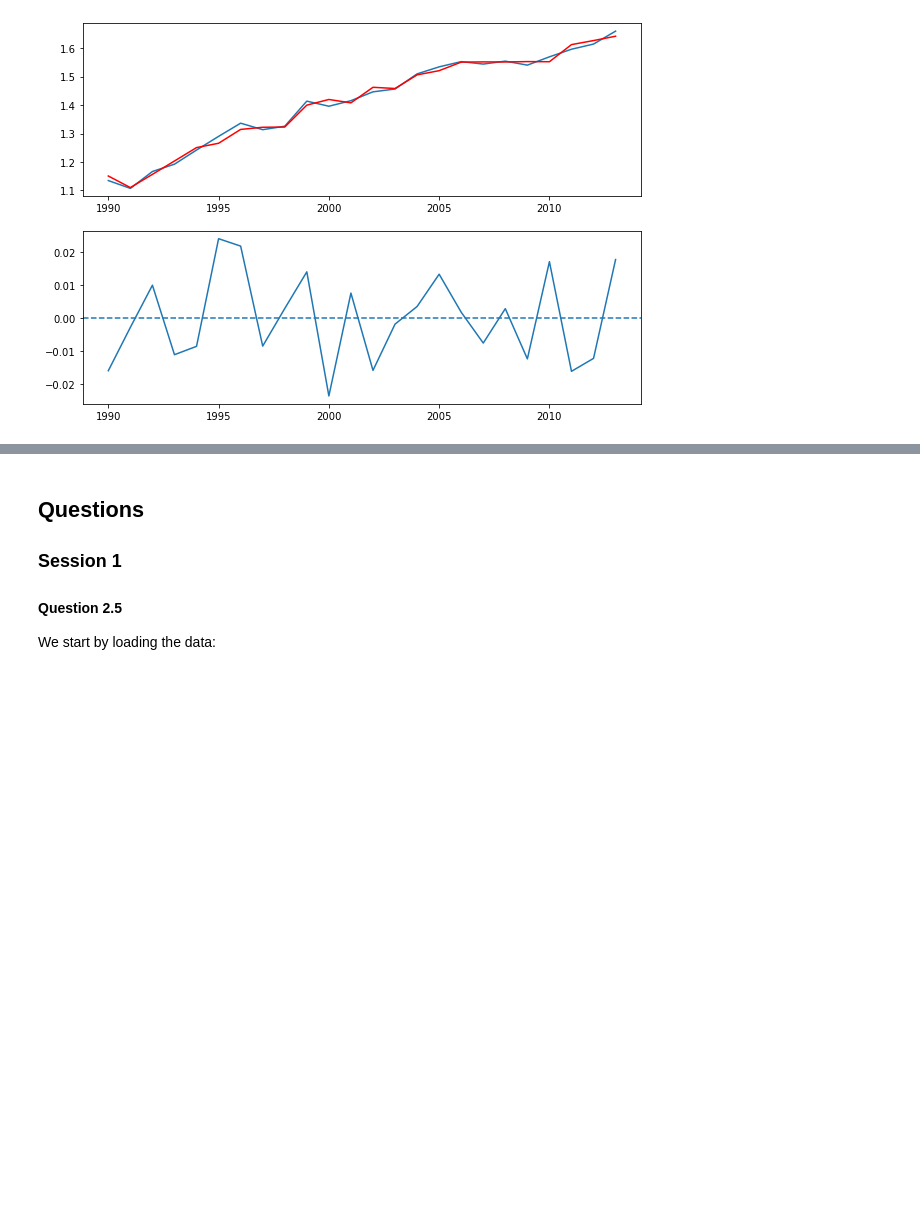
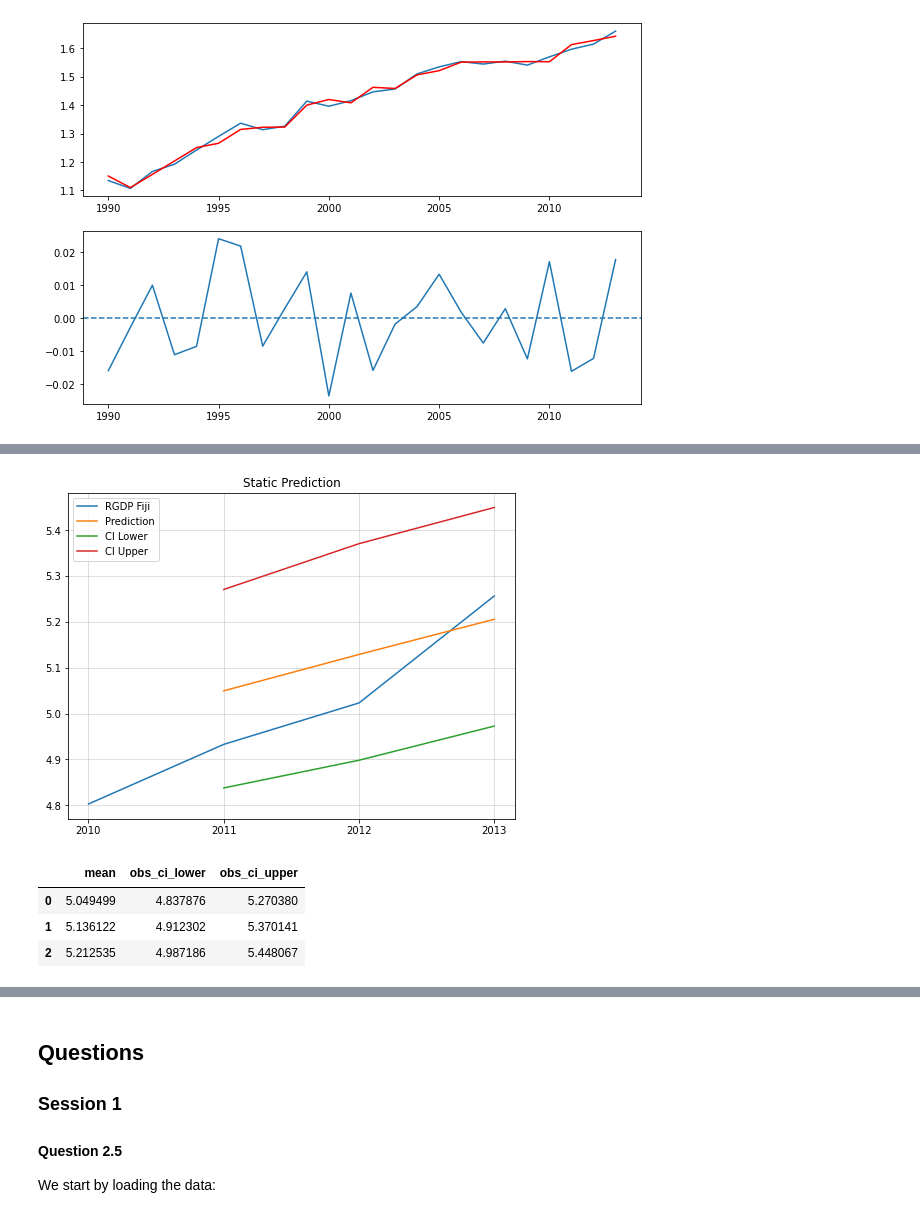
Before and after one commit to joaomacalos/imfx-python, a Jupyter notebook: m2-lectures.ipynb, the cells around one changed output, grey strips where cells are left out. Saved outputs shown, nothing was run; the diff lists cells and outputs as text; code cells hidden in the pictures; blank space fills up the shorter version.

```diff
--- a/m2-lectures.ipynb
+++ b/m2-lectures.ipynb
@@ -245,0 +261,3 @@ acorr_breusch_godfrey(results, 3)
+# %%
+train = df.loc[:2010]
+test = df.loc[2011:]
@@ -245,0 +285,14 @@ acorr_breusch_godfrey(results, 3)
+# %%
+# Create train and test X sets
+X_train = train[["log_lag_rgdp_fiji", "log_rgdp_aus", "log_lag_rgdp_aus", "log_sugaroutput_fiji", "gfc"]]
+X_train = sm.add_constant(X_train)
+y_train = train["log_rgdp_fiji"]
+
+X_test = test[["log_lag_rgdp_fiji", "log_rgdp_aus", "log_lag_rgdp_aus", "log_sugaroutput_fiji", "gfc"]]
+X_test = sm.add_constant(X_test)
+
+# Static prediction:
+results = sm.OLS(y_train, X_train).fit()
+predictions = results.get_prediction(X_test)
+df_stat_pred = predictions.summary_frame(alpha=0.05)
+df_stat_pred
@@ -245,0 +316,26 @@ acorr_breusch_godfrey(results, 3)
+# %%
+from matplotlib.dates import DateFormatter
+# Plot the results:
+
+fig, ax = plt.subplots(figsize=(8, 6))
+
+ax.set_title("Static Prediction")
+
+ax.plot(df.loc[2010:, ['rgdp_fiji']], label="RGDP Fiji")
+ax.plot(df_stat_pred[["mean", "obs_ci_lower", "obs_ci_upper"]].apply(np.exp), label = ["Prediction", "CI Lower", "CI Upper"])
+ax.legend()
+
+#date_form = DateFormatter("%Y")
+#ax.xaxis.set_major_formatter(date_form)
+
+ax.set_xticks([2010, 2011, 2012, 2013])
+ax.grid(which='major', alpha=0.5);
+# %% [output]
+[figure, added]
+# %%
+df_dyn_pred[["mean", "obs_ci_lower", "obs_ci_upper"]].apply(np.exp)
+# %% [output]
+|  | mean | obs_ci_lower | obs_ci_upper |
+| 0 | 5.049499 | 4.837876 | 5.270380 |
+| 1 | 5.136122 | 4.912302 | 5.370141 |
+| 2 | 5.212535 | 4.987186 | 5.448067 |
```
Also changed, not shown: parts of 19 cells of this notebook, 1 other file.
